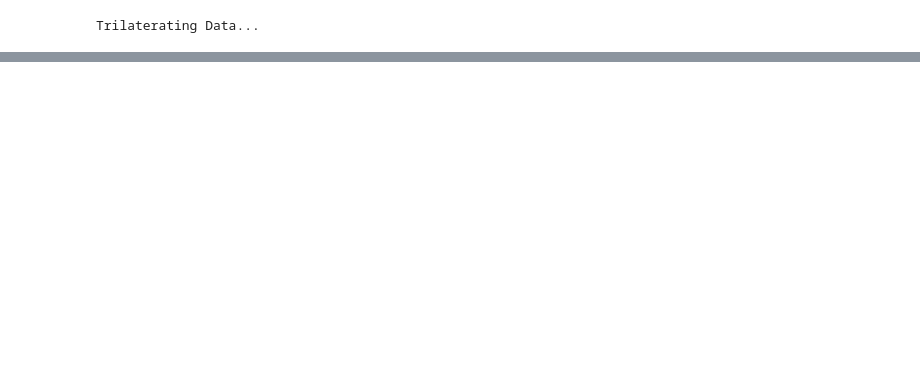
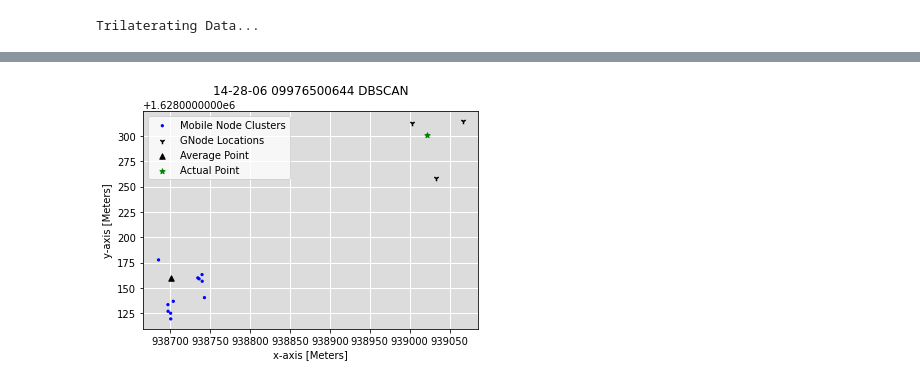
Before and after one commit to truejams/LoRa_Rescue, a Jupyter notebook: LoRa_Rescue.ipynb, the cells around one changed output, grey strips where cells are left out. Cells and saved outputs as stored; diff of their text form; code cells hidden in the pictures; blank space fills up the shorter version.

Commit message:
Added dbscan() function

```diff
--- a/LoRa_Rescue.ipynb
+++ b/LoRa_Rescue.ipynb
@@ -436,6 +437,28 @@ def firebaseUpload(firebaseConfig, localDir, cloudDir):
 
     # Upload files to Firebase Storage
     storage.child(cloudDir).put(localDir)
+
+def dbscan(epsilon, clusterSamples, data, fig):
+    db = DBSCAN(eps=epsilon, min_samples=clusterSamples).fit(data)
+    dbData = data[db.labels_>-1]
+    dbLabels = db.labels_[db.labels_>-1]
+    dbGraph = plt.figure(fig)
+    plt.scatter(dbData[:,0],dbData[:,1], c=dbLabels, label = 'Mobile Node Clusters', cmap='brg', s=5)
+    plt.scatter(xg, yg, marker='1', label='GNode Locations', c='black', s=30)
+    plt.scatter(xAve, yAve, marker='^', label='Average Point', c='black', s=30)
+    plt.scatter(xAct, yAct, marker='*', label='Actual Point', c='green', s=30)
+    plt.grid(linewidth=1, color="w")
+    ax = plt.gca()
+    ax.set_facecolor('gainsboro')
+    ax.set_axisbelow(True)
+    plt.xlabel('x-axis [Meters]')
+    plt.ylabel('y-axis [Meters]')
+    plt.title(dtn + ' 0' + phoneA  + ' DBSCAN', y=1.05)
+    plt.legend()
+    plt.savefig(save_destination + dtn + ' 0' + phoneA + ' DBSCAN.jpg') #Change Directory Accordingly
+    fig += 1
+
+    return fig, dbGraph
 # %%
 # Listen to COM port and check for errors
 # rssiA, rssiB, rssiC, dtn, phoneA = listenForData(port,baud)
@@ -700,3 +720,10 @@ driver.close()
+# %%
+# DBSCAN
+epsilon = 50
+clusterSamples = 3
+fig, dbGraph = dbscan(epsilon, clusterSamples, data, fig)
+# %% [output]
+[figure, added]
 # %%
 # Error Computations
 # Computed Position vs. Actual Position
```
Also changed, not shown: parts of 8 cells of this notebook.
